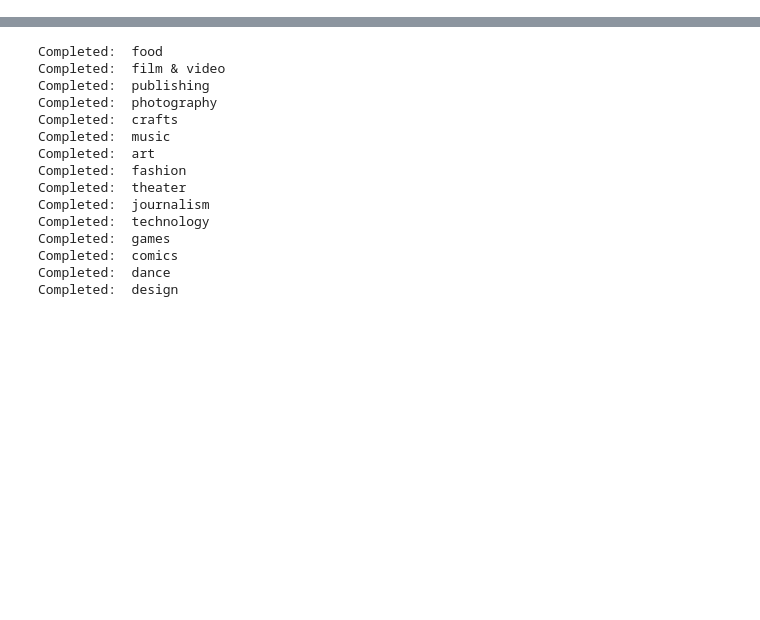
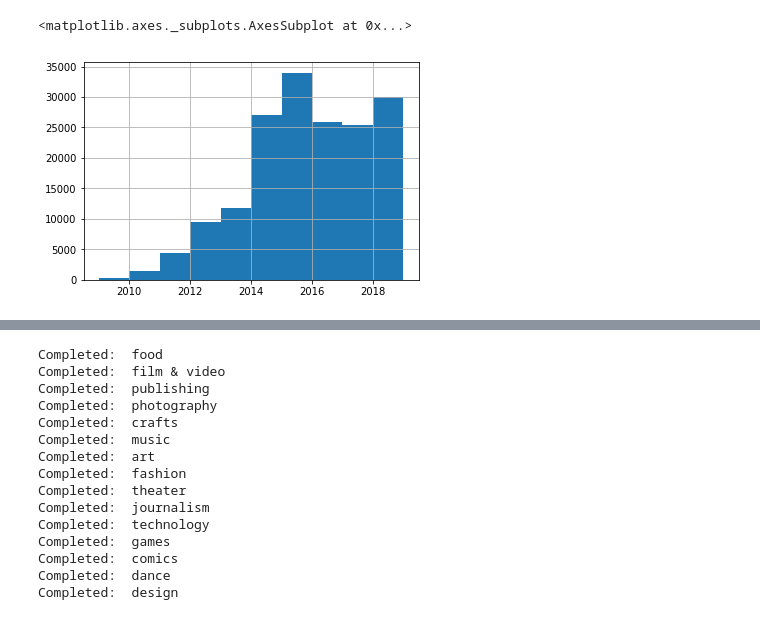
Before and after one commit to ohmgmatt/Springboard, a Jupyter notebook: capstone_one/Story.ipynb, the cells around one changed output, grey strips where cells are left out. Cells and saved outputs as stored; diff of their text form; code cells hidden in the pictures; blank space fills up the shorter version.

```diff
--- a/capstone_one/Story.ipynb
+++ b/capstone_one/Story.ipynb
@@ -42,0 +97,5 @@ It looks like from our initial chart, many are well below the 10,000 baker mark.
+# %%
+df.created_at.dt.year.hist()
+# %% [output]
+<matplotlib.axes._subplots.AxesSubplot at 0x...>
+[figure, added]
```
Also changed, not shown: parts of 150 cells of this notebook, 19 other files.
